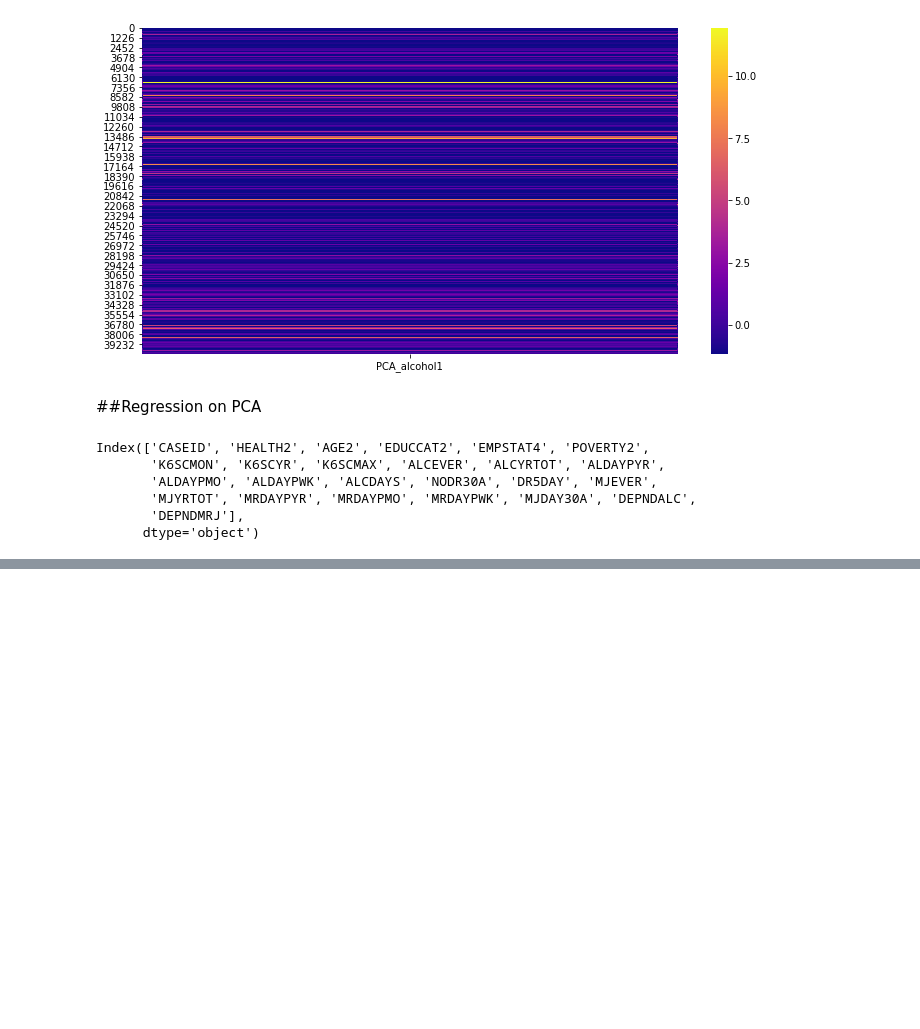
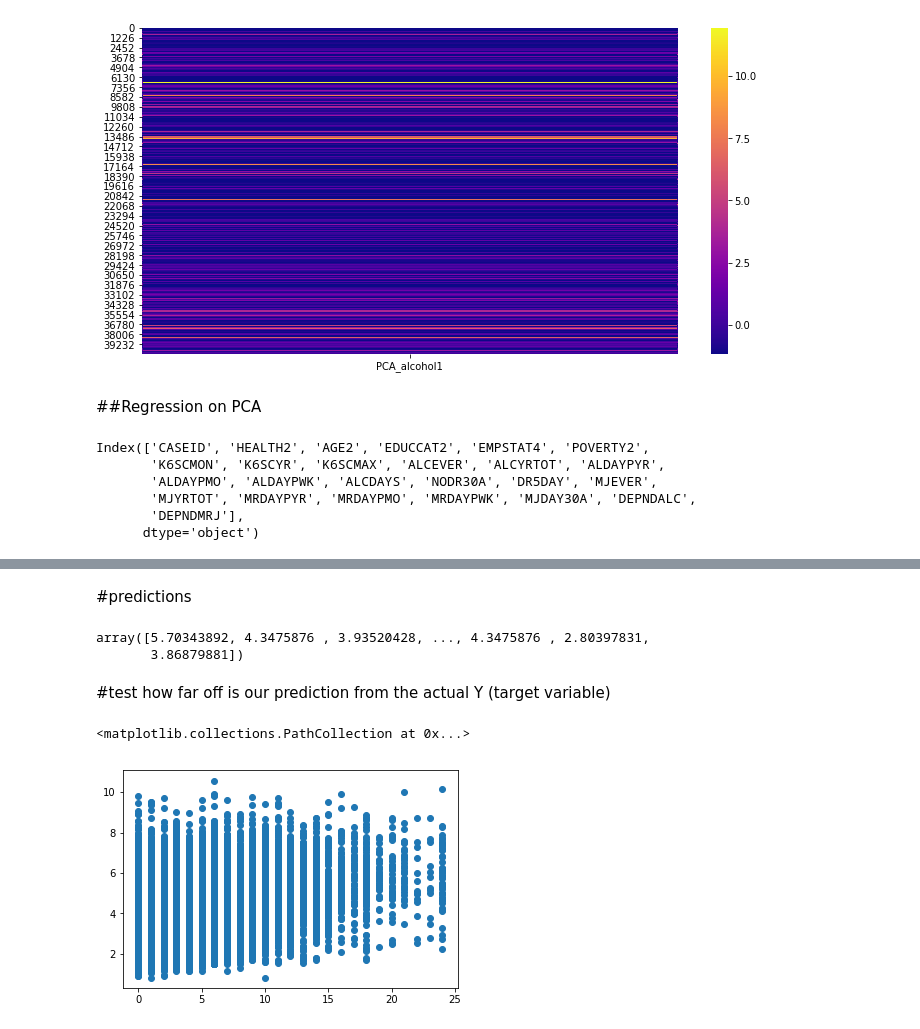
Before and after one commit to 06fsantos/DA_Mental_Illness, a Jupyter notebook: DA_Mental_Illness/PCA.ipynb, the cells around one changed output, grey strips where cells are left out. Drawn from its saved outputs; the diff is of its cells as text; code cells hidden in the pictures; blank space fills up the shorter version.

```diff
--- a/DA_Mental_Illness/PCA.ipynb
+++ b/DA_Mental_Illness/PCA.ipynb
@@ -189,0 +230,2 @@ df_PCA.assign(x_pca_alc = x_pca_alc, x_pca_mr=x_pca_mr, x_pca_K6=x_pca_K6)
+# %%
+X_train, X_test, y_train, y_test = train_test_split(X, y, test_size=0.4, random_state=101) #40% test, #random split seed 101
@@ -189,0 +236,4 @@ df_PCA.assign(x_pca_alc = x_pca_alc, x_pca_mr=x_pca_mr, x_pca_K6=x_pca_K6)
+# %%
+lm = LinearRegression()  #initiate and instance of regression model
+# %%
+lm.fit(X_train, y_train) #train/fit my model on training data
@@ -189,0 +272,16 @@ df_PCA.assign(x_pca_alc = x_pca_alc, x_pca_mr=x_pca_mr, x_pca_K6=x_pca_K6)
+# %% [markdown]
+#predictions
+# %%
+predictions = lm.predict(X_test)
+# %%
+predictions
+# %% [output]
+array([5.70343892, 4.3475876 , 3.93520428, ..., 4.3475876 , 2.80397831,
+       3.86879881])
+# %% [markdown]
+#test how far off is our prediction from the actual Y (target variable)
+# %%
+plt.scatter(y_test, predictions)
+# %% [output]
+<matplotlib.collections.PathCollection at 0x...>
+[figure, added]
```
Also changed, not shown: parts of 35 cells of this notebook.
